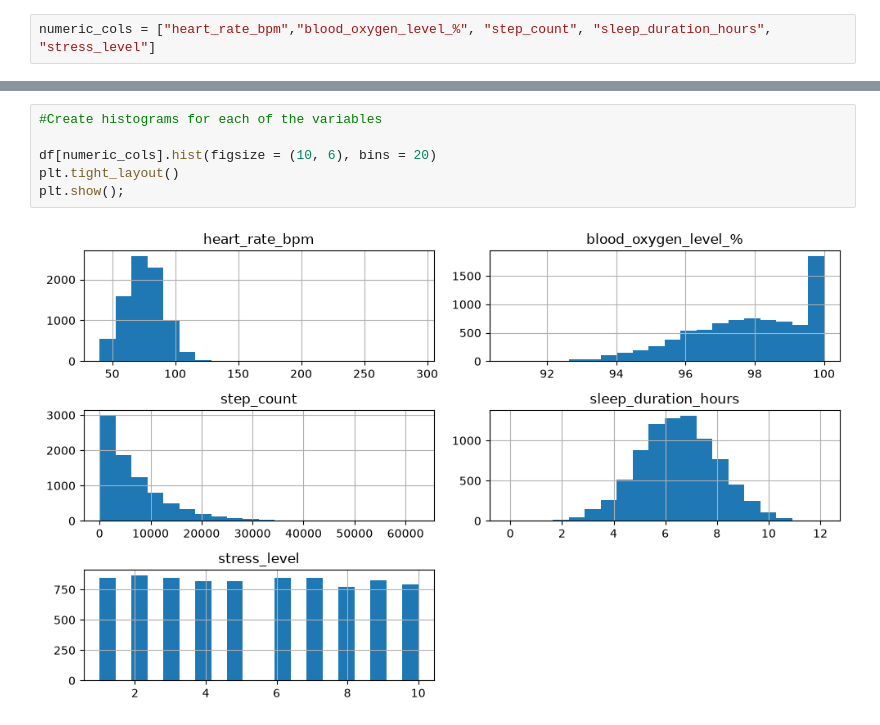
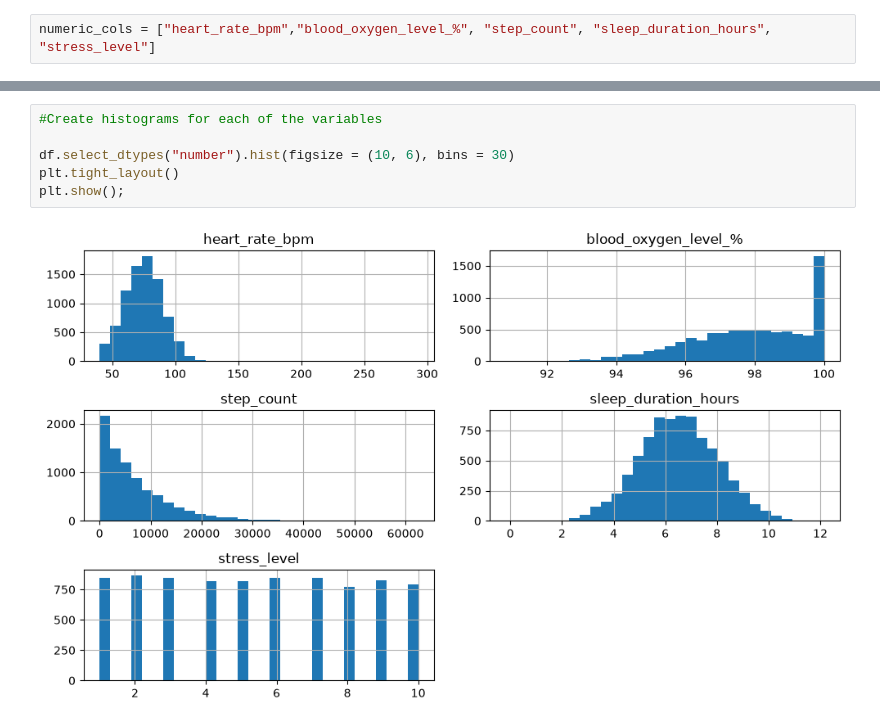
Before and after one commit to Oluwatomilola-Affar/Smartwatch-and-Health-Analysis, a Jupyter notebook: clean_data.ipynb, the cells around one changed output, grey strips where cells are left out. Cells and saved outputs as stored; diff of their text form.

```diff
--- a/clean_data.ipynb
+++ b/clean_data.ipynb
@@ -33,11 +48,11 @@ numeric_cols = ["heart_rate_bpm","blood_oxygen_level_%", "step_count", "sleep_du
 # %%
 #Create histograms for each of the variables
 
-df[numeric_cols].hist(figsize = (10, 6), bins = 20)
+df.select_dtypes("number").hist(figsize = (10, 6), bins = 30)
 plt.tight_layout()
 plt.show();
 # %% [output]
-[figure, old version]
+[figure, new version]
 # %%
 print(df["stress_level"].nunique())
 #The stress_level column will be kept because nunique > 1. It equals 10 and counts are almost equal)
```
Also changed, not shown: parts of 5 cells of this notebook.
